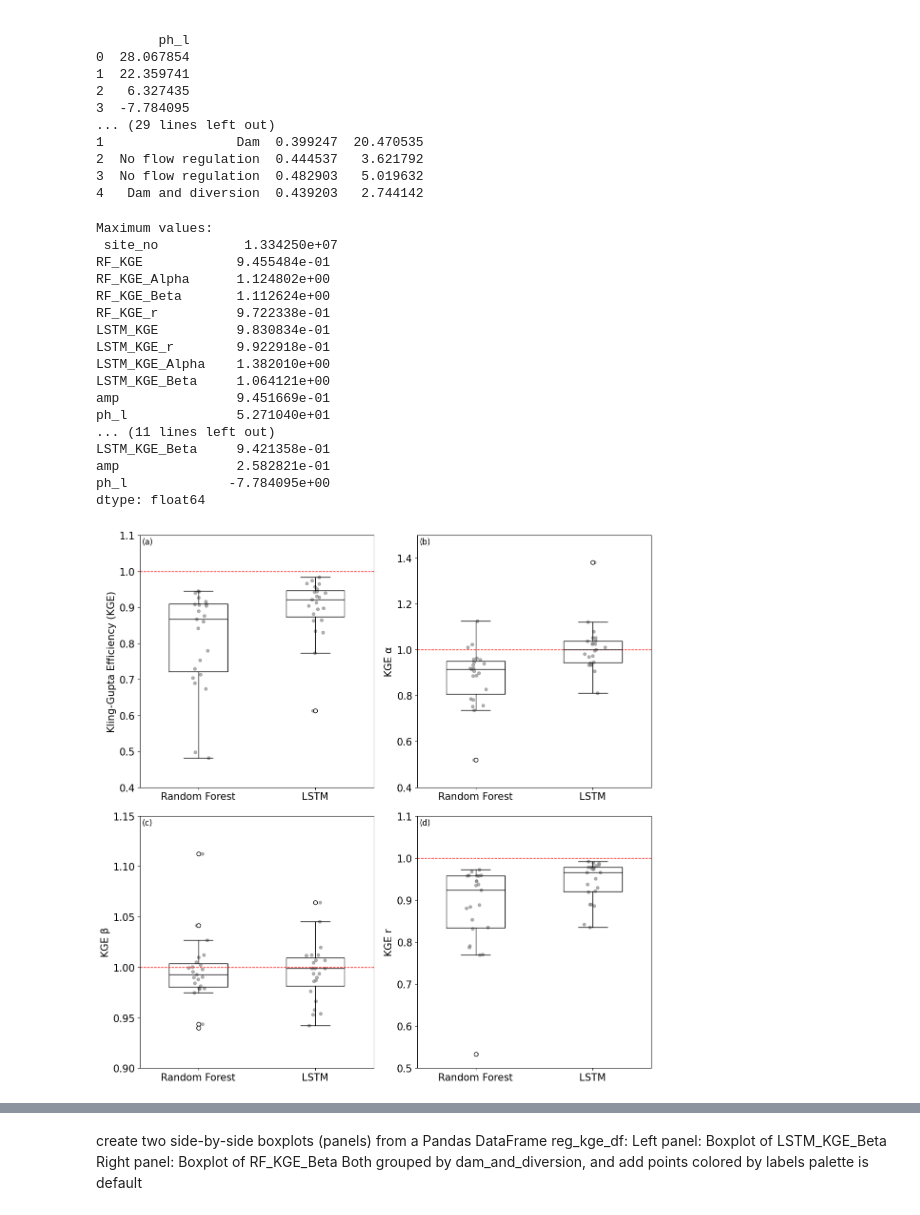
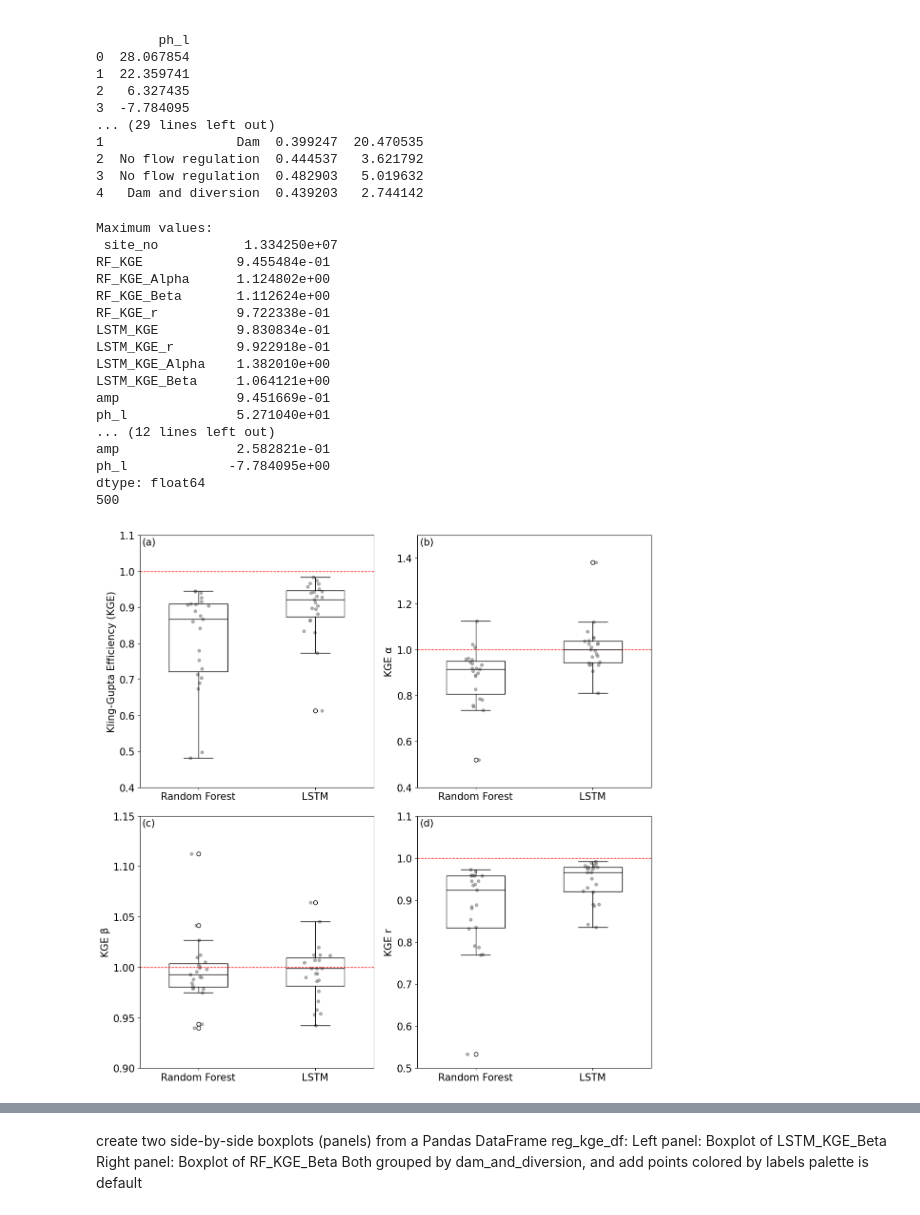
Before and after one commit to th2018/stream_thermal_2025_ms, a Jupyter notebook: LSTM_DOY/LSTM_RF_KGE_DOY_grid_search.ipynb, the cells around one changed output, grey strips where cells are left out. Saved outputs shown, nothing was run; the diff lists cells and outputs as text; code cells hidden in the pictures.

```diff
--- a/LSTM_DOY/LSTM_RF_KGE_DOY_grid_search.ipynb
+++ b/LSTM_DOY/LSTM_RF_KGE_DOY_grid_search.ipynb
@@ -1144,6 +1144,8 @@ reg_kmean_pasta.head()     site_no                        labels  dam_and_divers
 3  No flow regulation  0.482903   5.019632
 4   Dam and diversion  0.439203   2.744142
 # %%
+png = "Figure_8.png"
+
 print("Maximum values:\n", reg_kge_df.select_dtypes(include='number').max())
 print("\nMinimum values:\n", reg_kge_df.select_dtypes(include='number').min())
 ymax= 1.4
@@ -1281,38 +1283,38 @@ axs[1, 1].axhline(y=1, color='red', linestyle='--', linewidth=1)
 y3_max = 1
 axs[1, 1].set_ylim( 0.5,  y3_max +0.1  )
 axs[1, 1].text(  0.01, 1-0.01, '(d)', transform=axs[1, 1].transAxes, fontsize= fontsize, va='top')
 
 #plt.grid(False)
 
 # Adjust layout to prevent overlapping
 plt.tight_layout()
 
 for ax in axs.flat:
     ax.grid(False)
-
-plt.savefig("kge_panels.png" , dpi= dpi )
+print(dpi)
+plt.savefig( png , dpi= dpi )
 
 # Show the plot
 plt.show()
 # %% [output]
 Maximum values:
  site_no           1.334250e+07
 RF_KGE            9.455484e-01
 RF_KGE_Alpha      1.124802e+00
 RF_KGE_Beta       1.112624e+00
 RF_KGE_r          9.722338e-01
 LSTM_KGE          9.830834e-01
 LSTM_KGE_r        9.922918e-01
 LSTM_KGE_Alpha    1.382010e+00
 LSTM_KGE_Beta     1.064121e+00
 amp               9.451669e-01
 ph_l              5.271040e+01
-... (11 lines left out)
-LSTM_KGE_Beta     9.421358e-01
+... (12 lines left out)
 amp               2.582821e-01
 ph_l             -7.784095e+00
 dtype: float64
+500
-[figure, old version]
+[figure, new version]
 # %%
 import seaborn as sns
 import matplotlib.pyplot as plt
```
Also changed, not shown: parts of 9 cells of this notebook.
